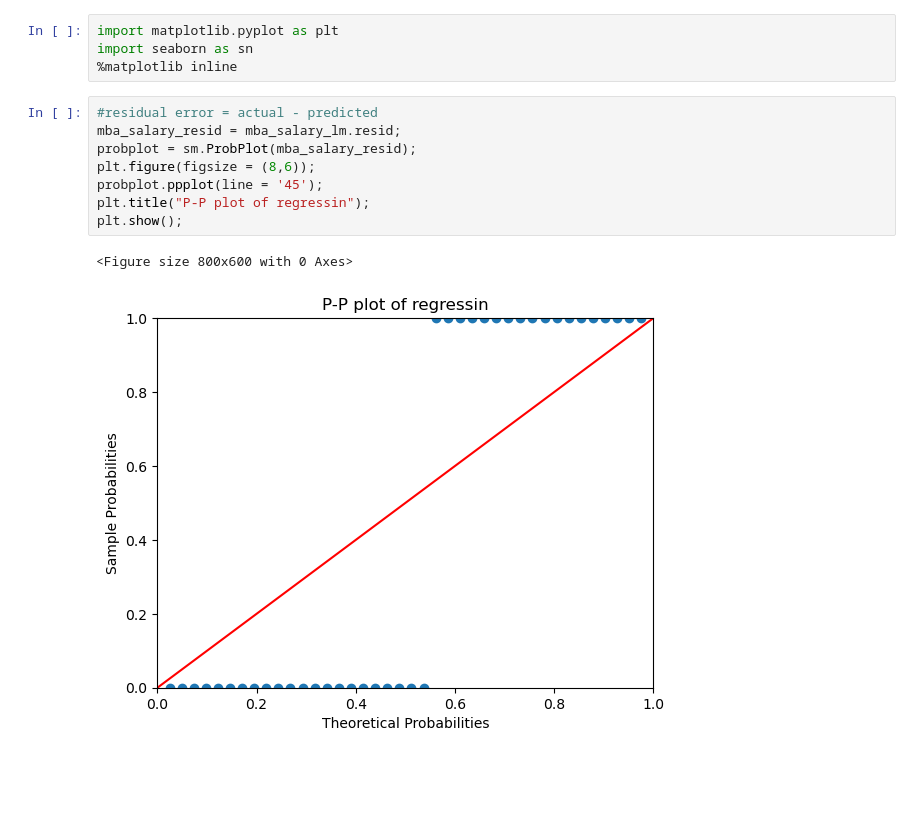
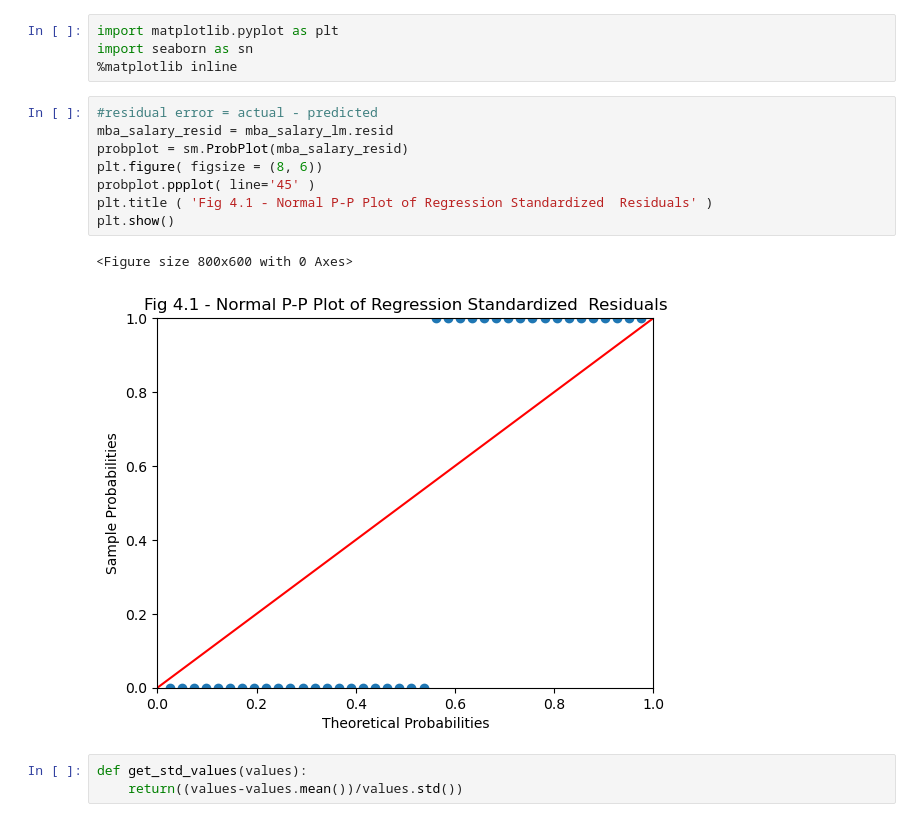
Before and after one commit to Manireddy69/foundation_of_Ml, a Jupyter notebook: Foundation_of_ML/Linear_regression.ipynb, the cells around one changed output. Cells and saved outputs as stored; diff of their text form; blank space fills up the shorter version.

```diff
--- a/Foundation_of_ML/Linear_regression.ipynb
+++ b/Foundation_of_ML/Linear_regression.ipynb
@@ -60,12 +60,15 @@ import seaborn as sn
 %matplotlib inline
 # %%
 #residual error = actual - predicted
-mba_salary_resid = mba_salary_lm.resid;
-probplot = sm.ProbPlot(mba_salary_resid);
-plt.figure(figsize = (8,6));
-probplot.ppplot(line = '45');
-plt.title("P-P plot of regressin");
-plt.show();
+mba_salary_resid = mba_salary_lm.resid
+probplot = sm.ProbPlot(mba_salary_resid)
+plt.figure( figsize = (8, 6))
+probplot.ppplot( line='45' )
+plt.title ( 'Fig 4.1 - Normal P-P Plot of Regression Standardized  Residuals' )
+plt.show()
 # %% [output]
 <Figure size 800x600 with 0 Axes>
-[figure, old version]
+[figure, new version]
+# %%
+def get_std_values(values):
+    return((values-values.mean())/values.std())
```
Also changed, not shown: parts of 22 cells of this notebook.
